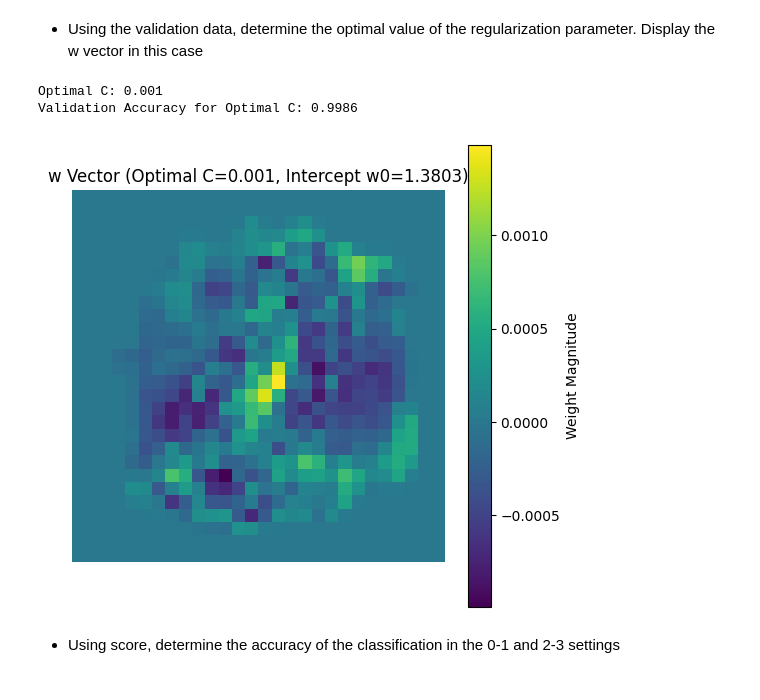
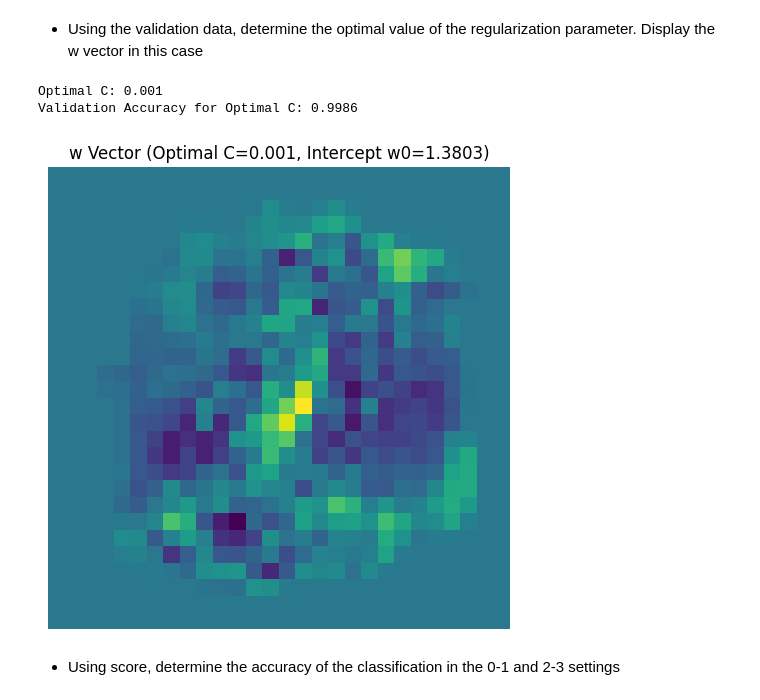
Before and after one commit to bmcano/homework-assignments, a Jupyter notebook: Machine-Learning/Project/Project.ipynb, the cells around one changed output. Drawn from its saved outputs; the diff is of its cells as text; code cells hidden in the pictures.

```diff
--- a/Machine-Learning/Project/Project.ipynb
+++ b/Machine-Learning/Project/Project.ipynb
@@ -700,35 +740,34 @@ models = []
 for C in C_values:
     model = SVC(kernel='linear', C=C)
     model.fit(X_train, y_train)
     models.append(model)
 
     # Predict on validation set
     y_val_pred = model.predict(X_val)
     accuracy = accuracy_score(y_val, y_val_pred)
     validation_accuracies.append(accuracy)
 
 # Find the optimal C (maximizing accuracy)
 optimal_index = np.argmax(validation_accuracies)
 optimal_C = C_values[optimal_index]
 optimal_model = models[optimal_index]
 
 print(f"Optimal C: {optimal_C}")
 print(f"Validation Accuracy for Optimal C: {validation_accuracies[optimal_index]:.4f}")
 
 # Display the w vector for the optimal C
 w_optimal = optimal_model.coef_.reshape(28, 28)  # Reshape to image
 w0_optimal = optimal_model.intercept_[0]
 
 plt.figure(figsize=(6, 6))
 plt.imshow(w_optimal, cmap='viridis')
-plt.colorbar(label="Weight Magnitude")
 plt.title(f"w Vector (Optimal C={optimal_C}, Intercept w0={w0_optimal:.4f})")
 plt.axis('off')
 plt.show()
 # %% [output]
 Optimal C: 0.001
 Validation Accuracy for Optimal C: 0.9986
-[figure, old version]
+[figure, new version]
 # %% [markdown]
 - Using score, determine the accuracy of the classification in the 0-1 and 2-3 settings
 # %%
```
Also changed, not shown: parts of 31 cells of this notebook.
